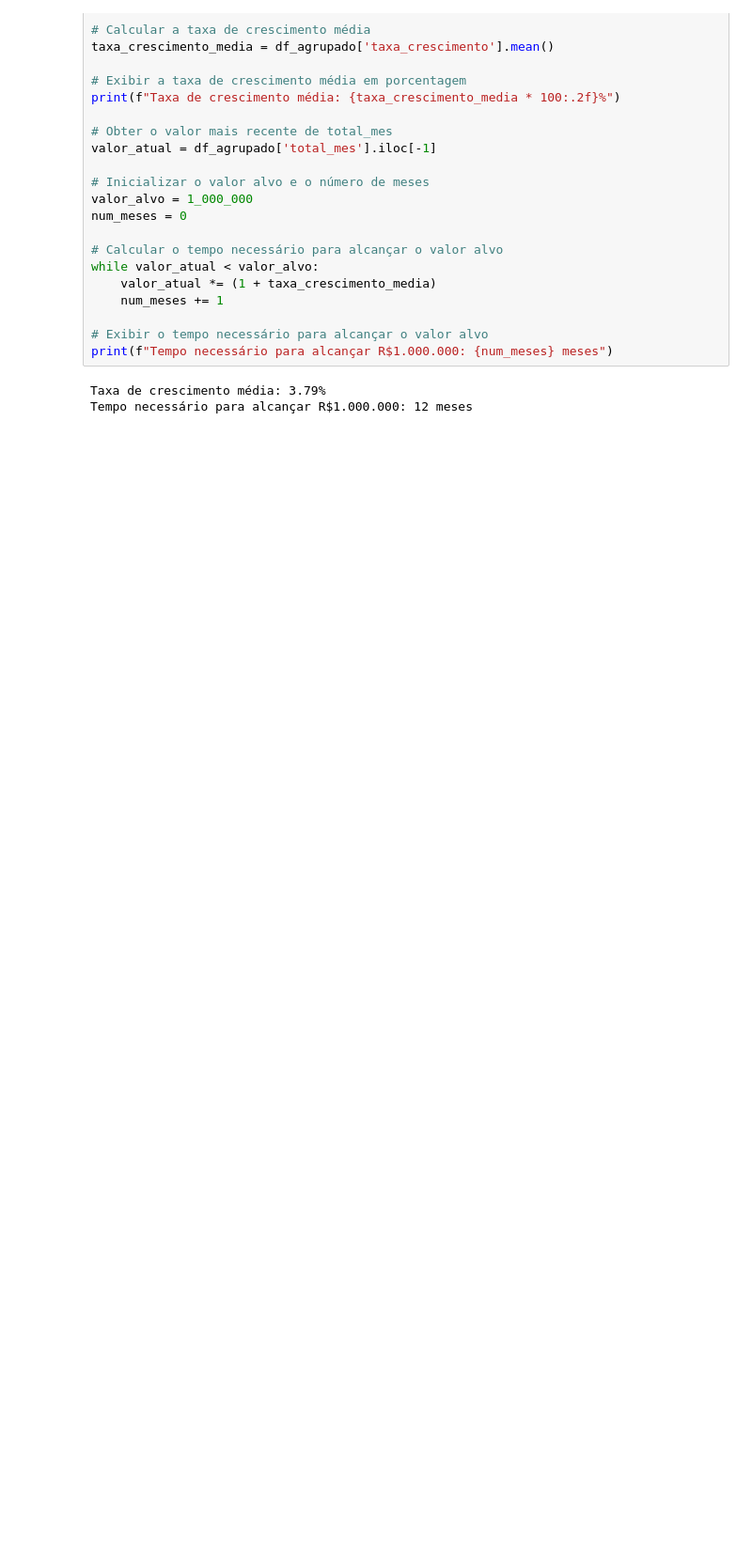
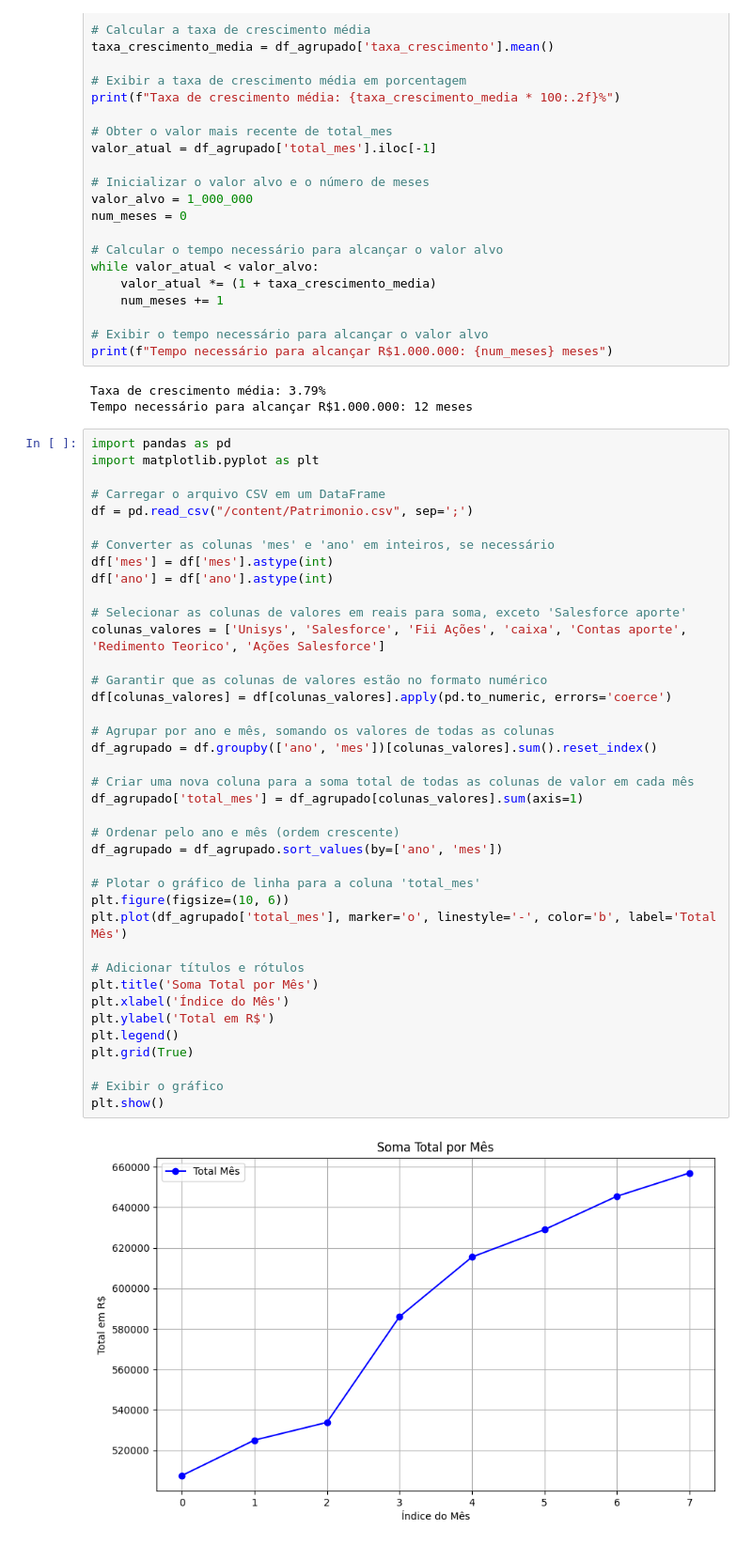
Before and after one commit to JulianotCosta/Dictionary_IA, a Jupyter notebook: Patrimonio.ipynb, the cells around one changed output. Shown: that part at 94% size. Saved outputs shown, nothing was run; the diff lists cells and outputs as text; blank space fills up the shorter version.

```diff
--- a/Patrimonio.ipynb
+++ b/Patrimonio.ipynb
@@ -107,3 +107,44 @@ print(f"Tempo necessário para alcançar R$1.000.000: {num_meses} meses")
 # %% [output]
 Taxa de crescimento média: 3.79%
 Tempo necessário para alcançar R$1.000.000: 12 meses
+# %%
+import pandas as pd
+import matplotlib.pyplot as plt
+
+# Carregar o arquivo CSV em um DataFrame
+df = pd.read_csv("/content/Patrimonio.csv", sep=';')
+
+# Converter as colunas 'mes' e 'ano' em inteiros, se necessário
+df['mes'] = df['mes'].astype(int)
+df['ano'] = df['ano'].astype(int)
+
+# Selecionar as colunas de valores em reais para soma, exceto 'Salesforce aporte'
+colunas_valores = ['Unisys', 'Salesforce', 'Fii Ações', 'caixa', 'Contas aporte', 'Redimento Teorico', 'Ações Salesforce']
+
+# Garantir que as colunas de valores estão no formato numérico
+df[colunas_valores] = df[colunas_valores].apply(pd.to_numeric, errors='coerce')
+
+# Agrupar por ano e mês, somando os valores de todas as colunas
+df_agrupado = df.groupby(['ano', 'mes'])[colunas_valores].sum().reset_index()
+
+# Criar uma nova coluna para a soma total de todas as colunas de valor em cada mês
+df_agrupado['total_mes'] = df_agrupado[colunas_valores].sum(axis=1)
+
+# Ordenar pelo ano e mês (ordem crescente)
+df_agrupado = df_agrupado.sort_values(by=['ano', 'mes'])
+
+# Plotar o gráfico de linha para a coluna 'total_mes'
+plt.figure(figsize=(10, 6))
+plt.plot(df_agrupado['total_mes'], marker='o', linestyle='-', color='b', label='Total Mês')
+
+# Adicionar títulos e rótulos
+plt.title('Soma Total por Mês')
+plt.xlabel('Índice do Mês')
+plt.ylabel('Total em R$')
+plt.legend()
+plt.grid(True)
+
+# Exibir o gráfico
+plt.show()
+# %% [output]
+[figure, added]
```
